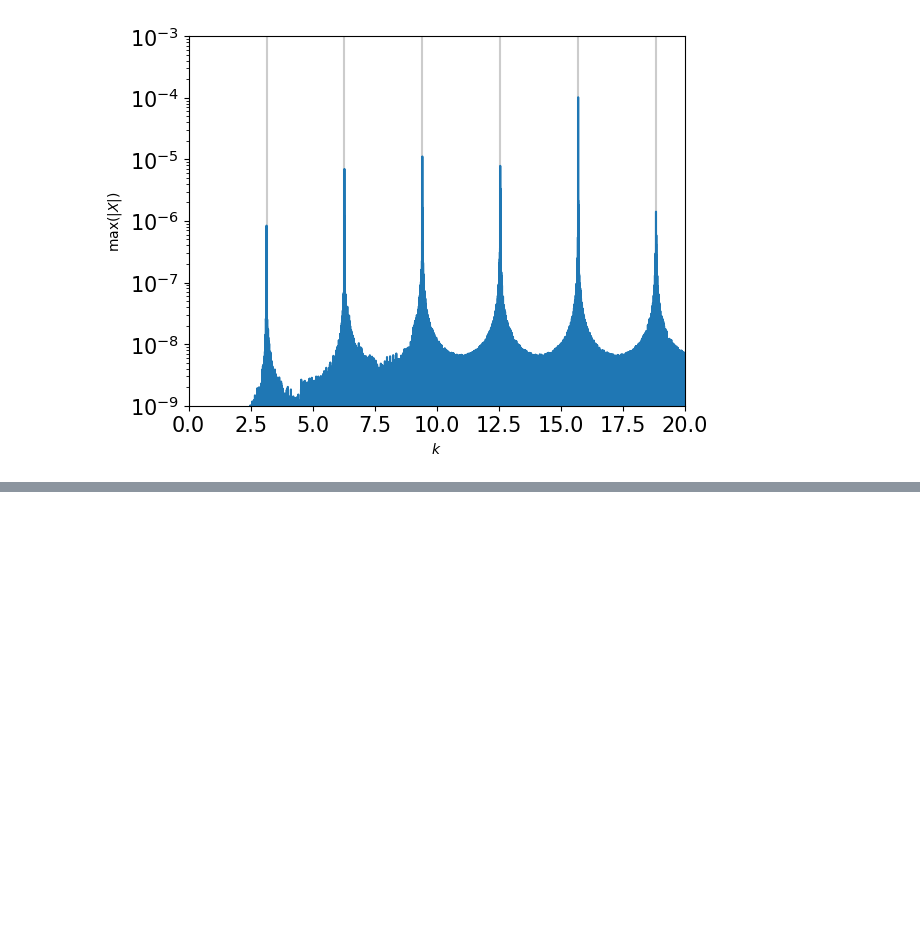
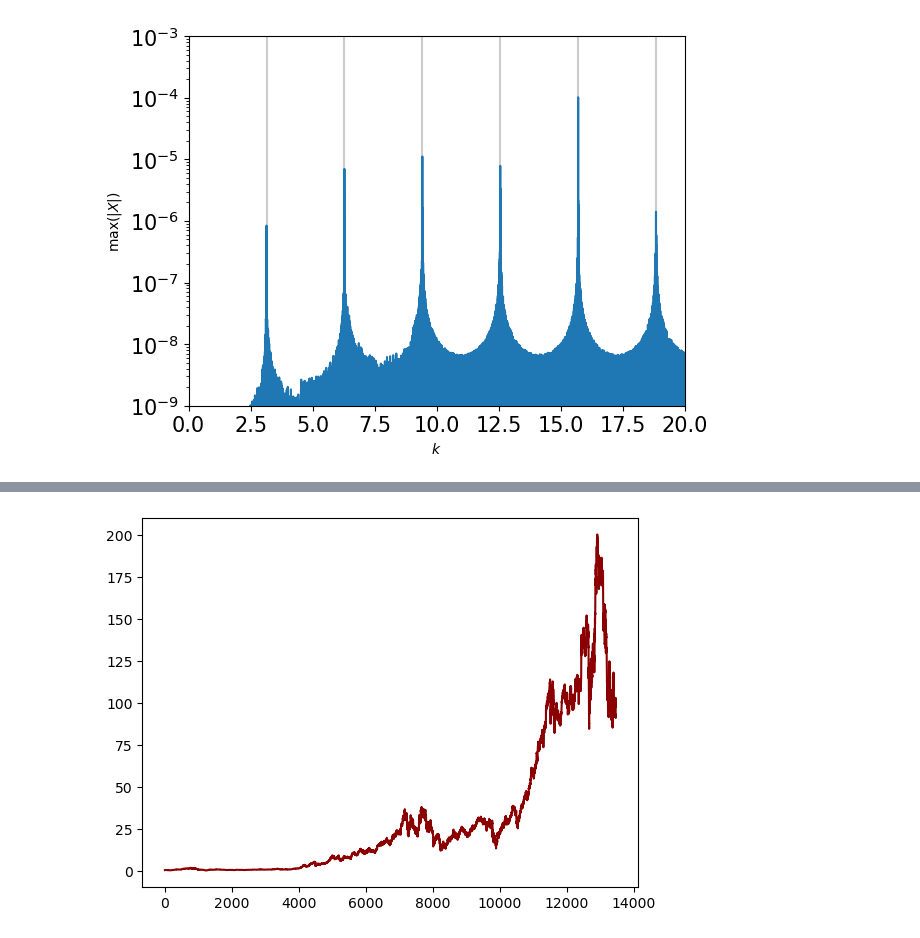
Before and after one commit to drojaspater/ComputationalTools, a Jupyter notebook: ClassNotes.ipynb, the cells around one changed output, grey strips where cells are left out. Saved outputs shown, nothing was run; the diff lists cells and outputs as text; code cells hidden in the pictures; blank space fills up the shorter version.

```diff
--- a/ClassNotes.ipynb
+++ b/ClassNotes.ipynb
@@ -1141,0 +1200,10 @@ Pi=3.13368
+# %%
+#Importación de datos
+Data_disney = pd.read_csv("/home/pater/Desktop/CosasPater/UNAL/2023-01OctavoSemestre/HerramientasComputacionales/Talleres/DatosMayo19_2023/dis_us_d.csv")
+# %%
+Price_disney =np.array( Data_disney['Open'] ) #Preció con el que abre la acción
+
+plt.plot(Price_disney,color='darkred')
+plt.show()
+# %% [output]
+[figure, added]
```
Also changed, not shown: parts of 24 cells of this notebook, 4 other files.
